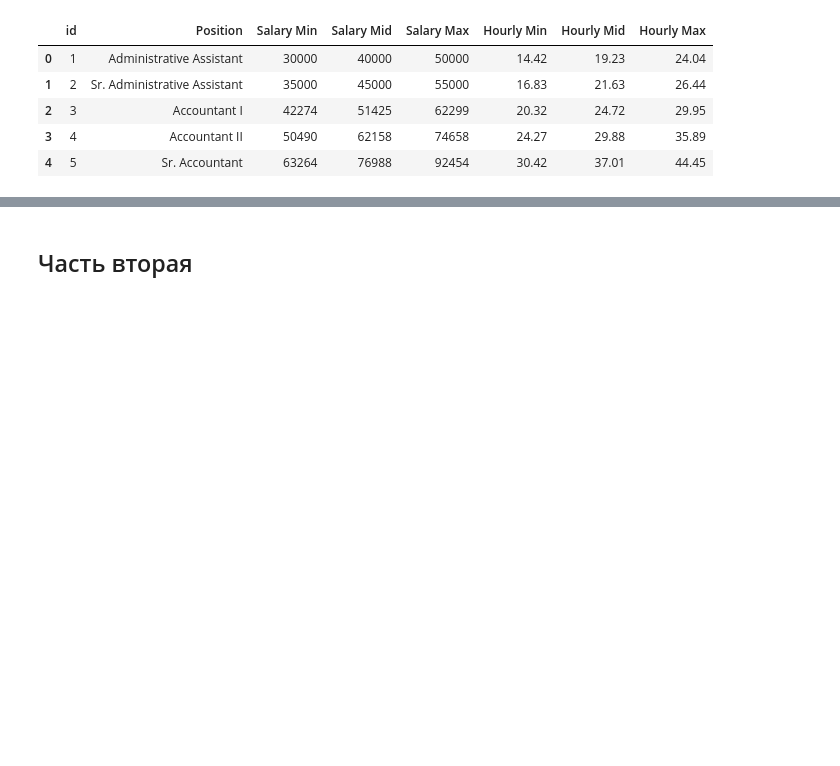
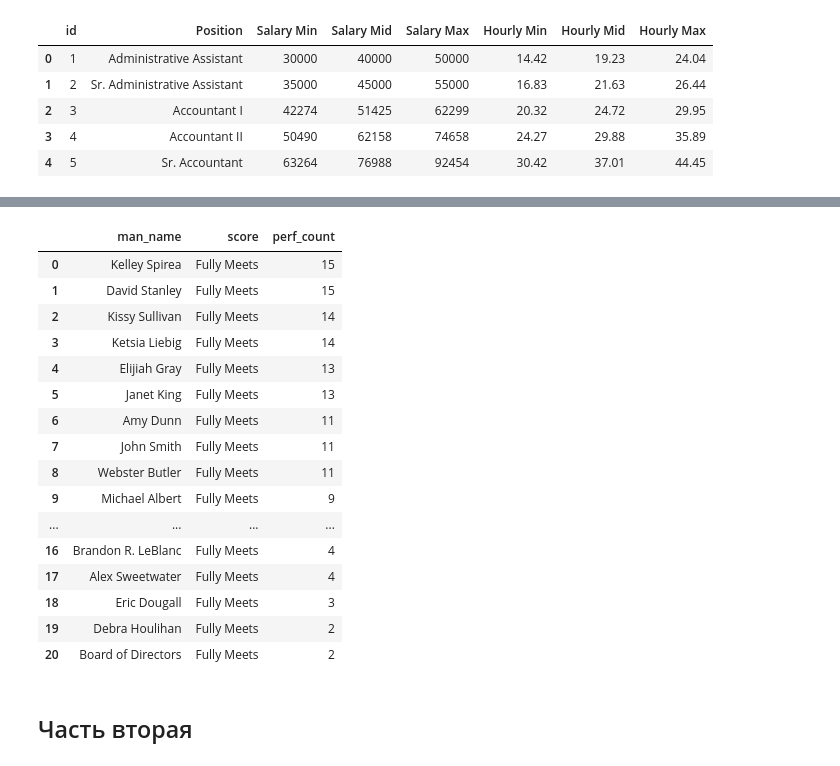
Before and after one commit to vegorovmsk/project_2_skillbox, a Jupyter notebook: Coursework_analytics_2.ipynb, the cells around one changed output, grey strips where cells are left out. Cells and saved outputs as stored; diff of their text form; code cells hidden in the pictures; blank space fills up the shorter version.

Commit message:
Add performance score counting
Added statement for the first example in the first part.

```diff
--- a/Coursework_analytics_2.ipynb
+++ b/Coursework_analytics_2.ipynb
@@ -86,3 +142,41 @@ pd.read_sql_query("SELECT * FROM salary_grid LIMIT 5;", conn)
+# %%
+# Проверим, с каким показателем больше всего сотрудников у каждого из менеджеров
+# Как видно, больше всего сотрудников с показателем "Полностью удовлетворяет"
+
+pd.read_sql_query("""WITH x(man_name, score, perf_count) AS
+                    (
+                        SELECT "Manager Name" man_name
+                                , "Performance Score" as score
+                                , COUNT("Performance Score") AS perf_count
+                        FROM hr_dataset
+                        GROUP BY "Manager Name", "Performance Score"
+                    )
+                    SELECT x.man_name, score, perf_count
+                    FROM x, (SELECT x.man_name, MAX(perf_count) max_count
+                                            FROM x
+                                            GROUP BY x.man_name
+                                            ) y
+                    WHERE perf_count = max_count AND x.man_name = y.man_name
+                    ORDER BY perf_count DESC;
+                  """, conn)
+# %% [output]
+|  | man_name | score | perf_count |
+| 0 | Kelley Spirea | Fully Meets | 15 |
+| 1 | David Stanley | Fully Meets | 15 |
+| 2 | Kissy Sullivan | Fully Meets | 14 |
+| 3 | Ketsia Liebig | Fully Meets | 14 |
+| 4 | Elijiah Gray | Fully Meets | 13 |
+| 5 | Janet King | Fully Meets | 13 |
+| 6 | Amy Dunn | Fully Meets | 11 |
+| 7 | John Smith | Fully Meets | 11 |
+| 8 | Webster Butler | Fully Meets | 11 |
+| 9 | Michael Albert | Fully Meets | 9 |
+| ... | ... | ... | ... |
+| 16 | Brandon R. LeBlanc | Fully Meets | 4 |
+| 17 | Alex Sweetwater | Fully Meets | 4 |
+| 18 | Eric Dougall | Fully Meets | 3 |
+| 19 | Debra Houlihan | Fully Meets | 2 |
+| 20 | Board of Directors | Fully Meets | 2 |
 # %% [markdown]
 ## Часть вторая
 # %% [markdown]
```
Also changed, not shown: parts of 10 cells of this notebook.
